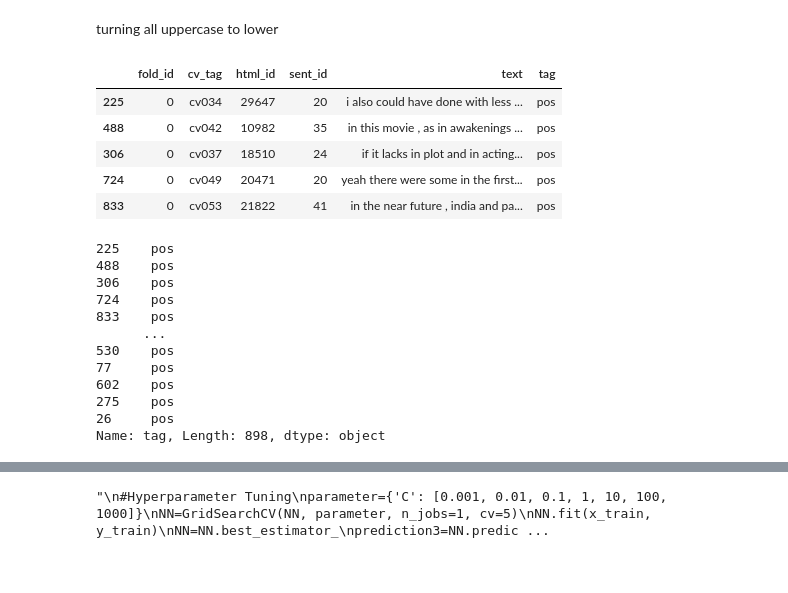
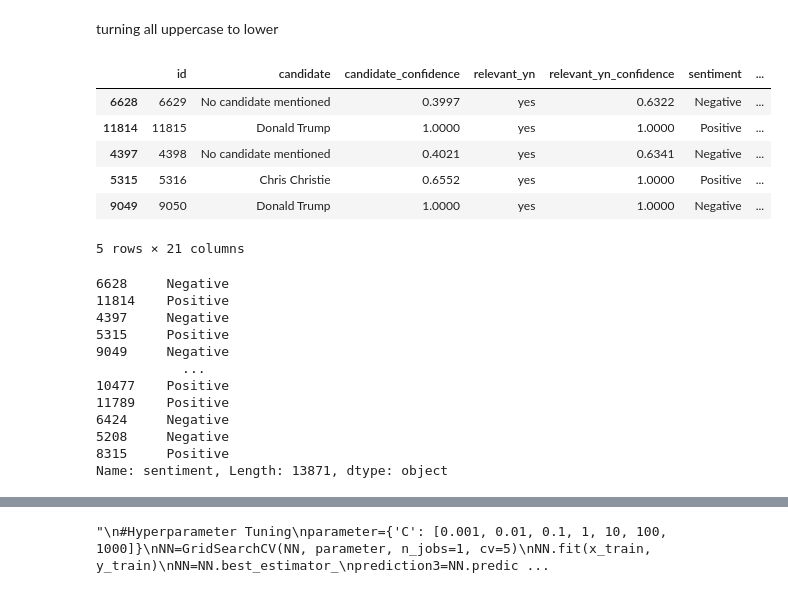
Before and after one commit to leestorm4520/MachineLearning_SentimentAnalysis, a Jupyter notebook: SAModel.ipynb, the cells around one changed output, grey strips where cells are left out. Drawn from its saved outputs; the diff is of its cells as text; code cells hidden in the pictures.

Commit message:
change dataset

```diff
--- a/SAModel.ipynb
+++ b/SAModel.ipynb
@@ -36,34 +36,35 @@ def fix_word(comment):
     final_sentence = ' '.join(final_sentence)
     return final_sentence
 # %%
-dataset = pd.read_csv('movie_review_short.csv',)
+dataset = pd.read_csv('first-gop-debate.csv')
 
 dataset = shuffle(dataset)
 dataset.head()
 # %% [output]
-|  | fold_id | cv_tag | html_id | sent_id | text | tag |
-| 225 | 0 | cv034 | 29647 | 20 | i also could have done with less ... | pos |
-| 488 | 0 | cv042 | 10982 | 35 | in this movie , as in awakenings ... | pos |
-| 306 | 0 | cv037 | 18510 | 24 | if it lacks in plot and in acting... | pos |
-| 724 | 0 | cv049 | 20471 | 20 | yeah there were some in the first... | pos |
-| 833 | 0 | cv053 | 21822 | 41 | in the near future , india and pa... | pos |
+|  | id | candidate | candidate_confidence | relevant_yn | relevant_yn_confidence | sentiment | ... |
+| 6628 | 6629 | No candidate mentioned | 0.3997 | yes | 0.6322 | Negative | ... |
+| 11814 | 11815 | Donald Trump | 1.0000 | yes | 1.0000 | Positive | ... |
+| 4397 | 4398 | No candidate mentioned | 0.4021 | yes | 0.6341 | Negative | ... |
+| 5315 | 5316 | Chris Christie | 0.6552 | yes | 1.0000 | Positive | ... |
+| 9049 | 9050 | Donald Trump | 1.0000 | yes | 1.0000 | Negative | ... |
+5 rows × 21 columns
 # %%
 x = dataset.text.apply(fix_word)
-y = dataset['tag']
+y = dataset['sentiment']
 print(y)
 # %% [output]
-225    pos
-488    pos
-306    pos
-724    pos
-833    pos
-      ...
-530    pos
-77     pos
-602    pos
-275    pos
-26     pos
-Name: tag, Length: 898, dtype: object
+6628     Negative
+11814    Positive
+4397     Negative
+5315     Positive
+9049     Negative
+           ...
+10477    Positive
+11789    Positive
+6424     Negative
+5208     Negative
+8315     Positive
+Name: sentiment, Length: 13871, dtype: object
 # %%
 vectorizer=CountVectorizer() #Encode as integers to be used for the algorithm
 x_vectorized=vectorizer.fit_transform(x) #Learn the vocabulary dictionary and return document-term matrix.
```
Also changed, not shown: parts of 5 cells of this notebook, 1 other file.
